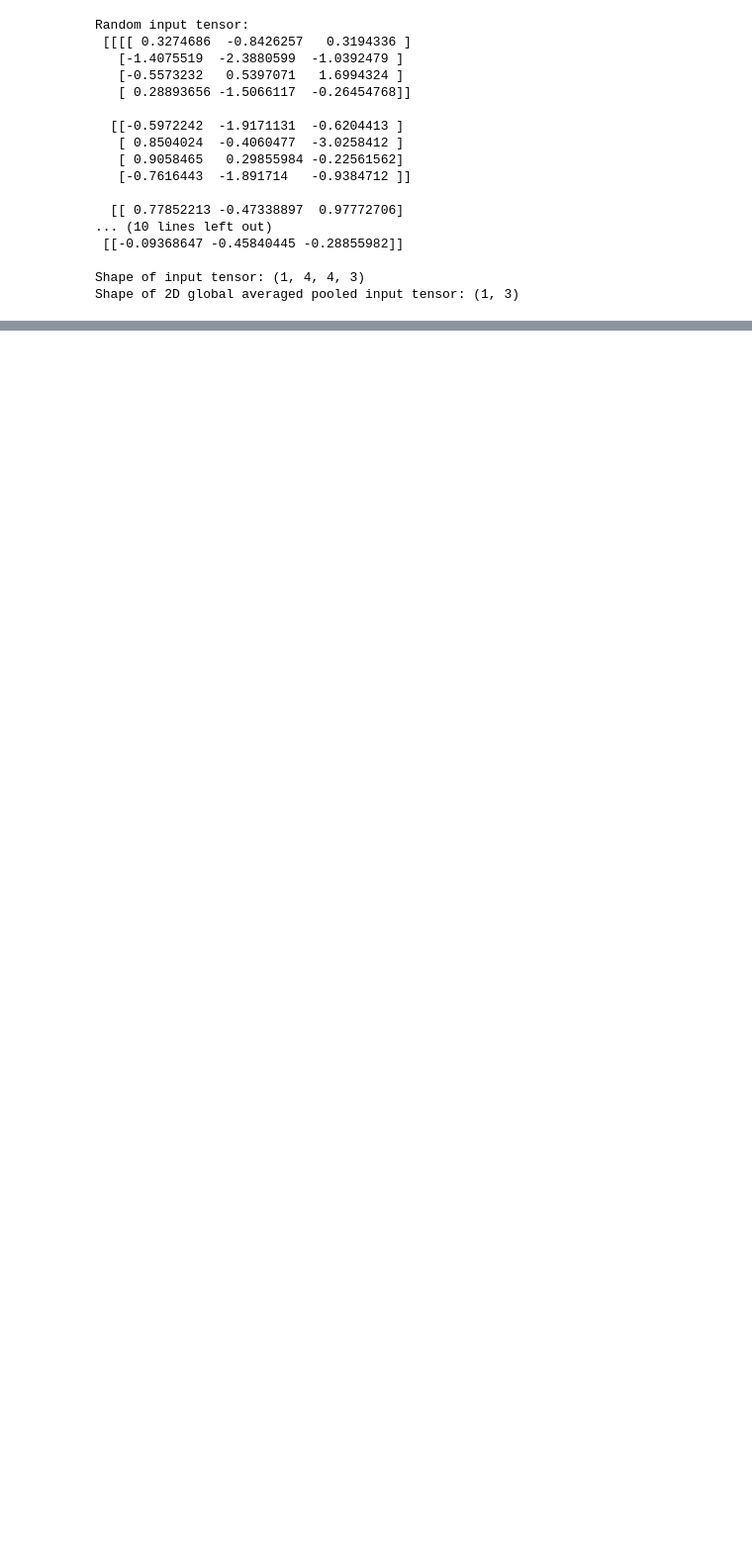
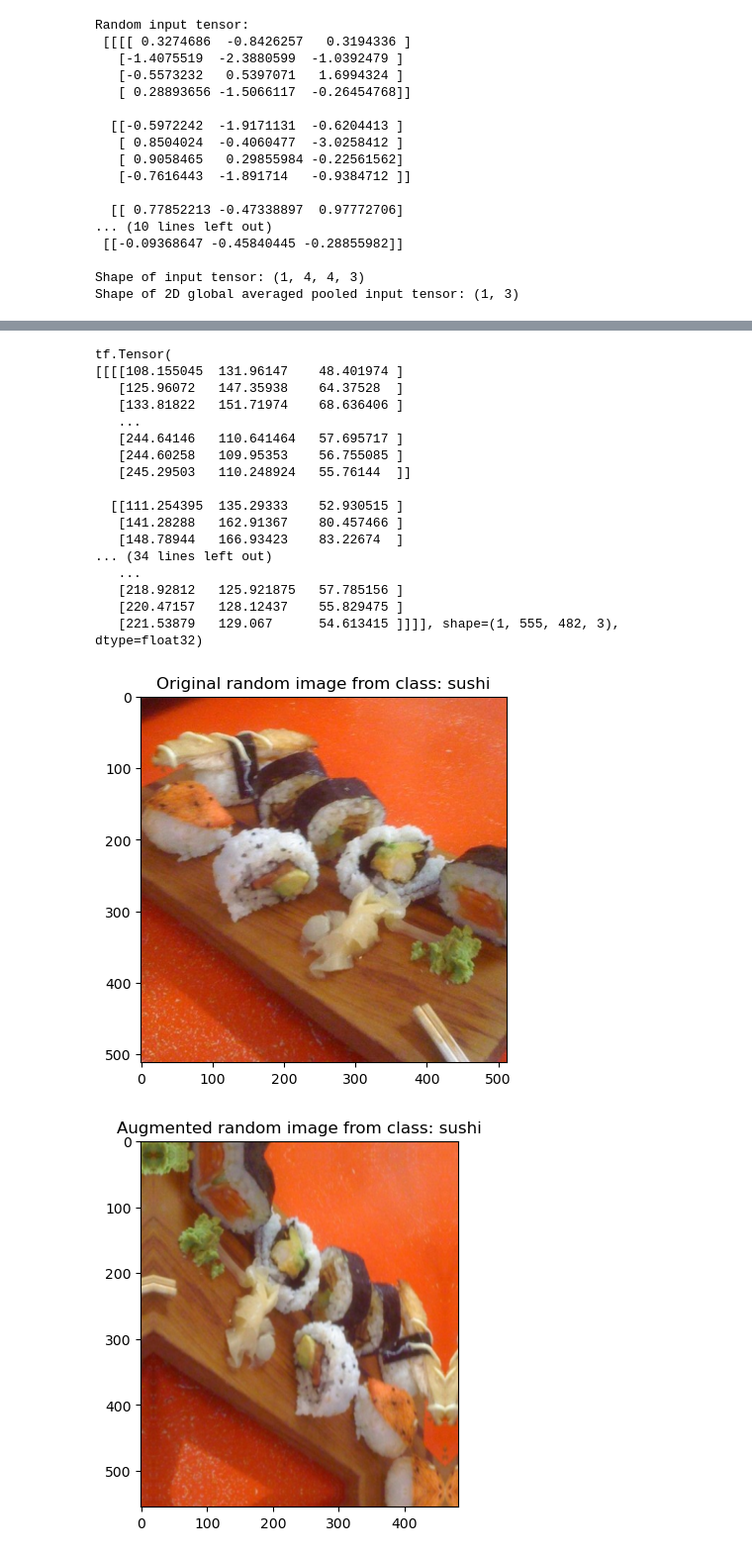
Before and after one commit to VrajMalvi/tensor-flow-learning, a Jupyter notebook: extra_code_roughwork/Transfer Learning 2 Fine-Tuning.ipynb, the cells around one changed output, grey strips where cells are left out. Shown: that part at 99% size. Saved outputs shown, nothing was run; the diff lists cells and outputs as text; code cells hidden in the pictures; blank space fills up the shorter version.

```diff
--- a/extra_code_roughwork/Transfer Learning 2 Fine-Tuning.ipynb
+++ b/extra_code_roughwork/Transfer Learning 2 Fine-Tuning.ipynb
@@ -208,0 +216,3 @@ Shape of 2D global averaged pooled input tensor: (1, 3)
+# %%
+train_dir_1_percent = "10_food_classes_1_percent/train/"
+test_dir_1_percent = "10_food_classes_1_percent/test/"
@@ -208,0 +260,35 @@ Shape of 2D global averaged pooled input tensor: (1, 3)
+# %%
+from tensorflow import keras
+from tensorflow.keras import layers
+
+Augmentation = keras.Sequential([
+    layers.RandomFlip("horizontal"),
+    layers.RandomRotation(0.2),
+    layers.RandomZoom(0.2),
+    layers.RandomHeight(0.2),
+    layers.RandomWidth(0.2)
+    # layers.Rescaling(1/255.) to scale image but we dont need it as we are working with efficientNet which is alredy scaled
+], name="data_augmentation")
+# %%
+import matplotlib.pyplot as plt
+import matplotlib.image as mpimg
+import os
+import random
+
+target_class = random.choice(train_data_1_percent.class_names)
+target_dir = "10_food_classes_1_percent/train/" + target_class
+random_image = random.choice(os.listdir(target_dir))
+random_image_path = target_dir + "/" + random_image
+
+img = mpimg.imread(random_image_path)
+plt.imshow(img)
+plt.title(f"Original random image from class: {target_class}")
+print(img)
+
+# augmented img
+augmented_img = Augmentation(tf.expand_dims(img, axis=0))
+plt.figure()
+plt.imshow(tf.squeeze(augmented_img)/255.)
+plt.title(f"Augmented random image from class: {target_class}")
+print(augmented_img)
+# %% [output]
@@ -208,0 +313,19 @@ Shape of 2D global averaged pooled input tensor: (1, 3)
+tf.Tensor(
+[[[[108.155045  131.96147    48.401974 ]
+   [125.96072   147.35938    64.37528  ]
+   [133.81822   151.71974    68.636406 ]
+   ...
+   [244.64146   110.641464   57.695717 ]
+   [244.60258   109.95353    56.755085 ]
+   [245.29503   110.248924   55.76144  ]]
+
+  [[111.254395  135.29333    52.930515 ]
+   [141.28288   162.91367    80.457466 ]
+   [148.78944   166.93423    83.22674  ]
+... (34 lines left out)
+   ...
+   [218.92812   125.921875   57.785156 ]
+   [220.47157   128.12437    55.829475 ]
+   [221.53879   129.067      54.613415 ]]]], shape=(1, 555, 482, 3), dtype=float32)
+[figure, added]
+[figure, added]
```
Also changed, not shown: parts of 12 cells of this notebook.
